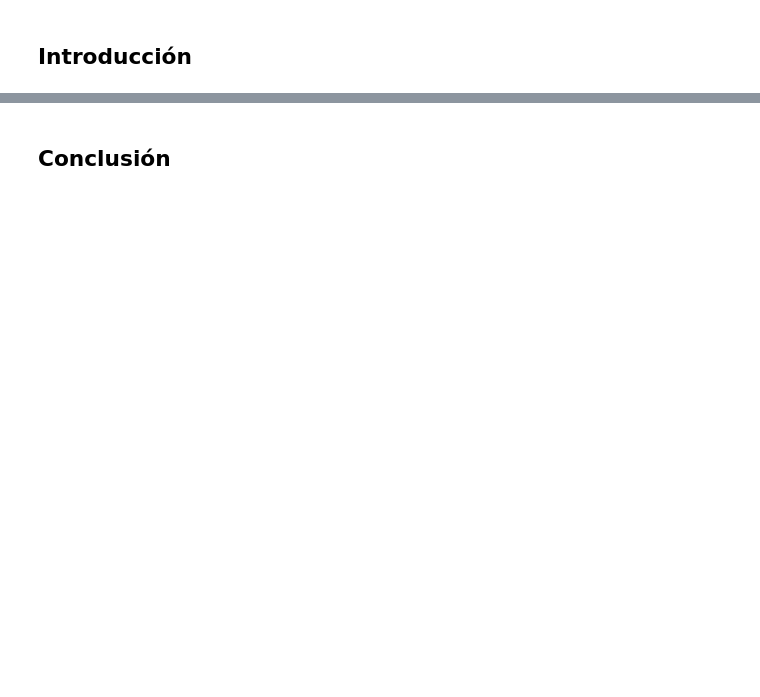
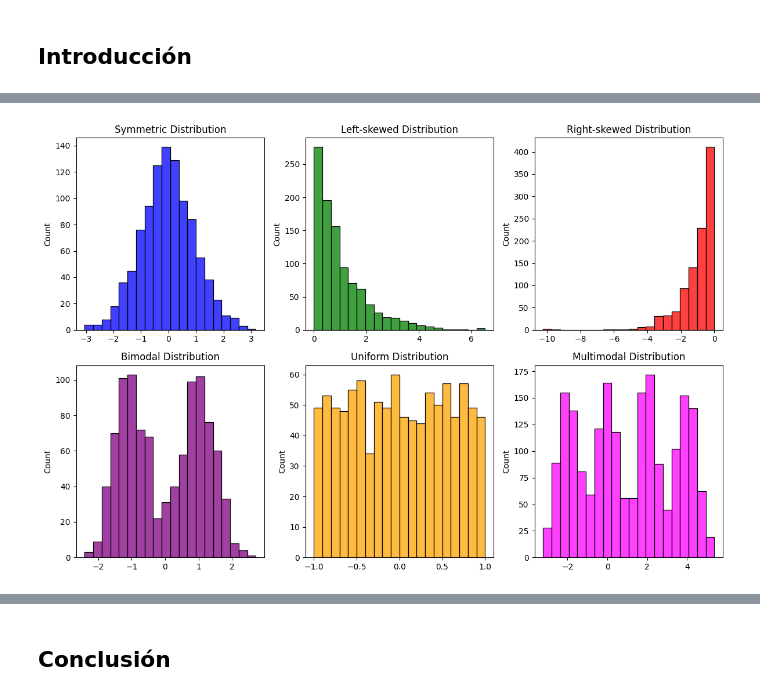
Before and after one commit to luisca1985/articles, a Jupyter notebook: distributions_article/distributions.ipynb, the cells around one changed output, grey strips where cells are left out. Saved outputs shown, nothing was run; the diff lists cells and outputs as text; code cells hidden in the pictures; blank space fills up the shorter version.

Commit message:
add distribution article last version

```diff
--- a/distributions_article/distributions.ipynb
+++ b/distributions_article/distributions.ipynb
@@ -288,0 +88,43 @@ Outliers:
+# %%
+plt.figure(figsize=(12, 8))
+
+# Simétrica
+plt.subplot(2, 3, 1)
+sns.histplot(np.random.normal(0, 1, 1000), bins=20, color="blue")
+plt.title("Symmetric Distribution")
+
+# Asimétrica a la izquierda
+plt.subplot(2, 3, 2)
+sns.histplot(np.random.exponential(1, 1000), bins=20, color="green")
+plt.title("Left-skewed Distribution")
+
+# Asimétrica a la derecha
+plt.subplot(2, 3, 3)
+sns.histplot(-np.random.exponential(1, 1000), bins=20, color="red")
+plt.title("Right-skewed Distribution")
+
+# Bimodal
+plt.subplot(2, 3, 4)
+sns.histplot(np.concatenate((np.random.normal(-1, 0.5, 500), np.random.normal(1, 0.5, 500))), bins=20, color="purple")
+plt.title("Bimodal Distribution")
+
+# Uniforme
+plt.subplot(2, 3, 5)
+sns.histplot(np.random.uniform(-1, 1, 1000), bins=20, color="orange")
+plt.title("Uniform Distribution")
+
+# Multimodal
+plt.subplot(2, 3, 6)
+multimodal_data = np.concatenate((
+    np.random.normal(-2, 0.5, 500),
+    np.random.normal(0, 0.5, 500),
+    np.random.normal(2, 0.5, 500),
+    np.random.normal(4, 0.5, 500)
+))
+sns.histplot(multimodal_data, bins=20, color="magenta")
+plt.title("Multimodal Distribution")
+
+plt.tight_layout()
+plt.show()
+# %% [output]
+[figure, added]
```
Also changed, not shown: parts of 43 cells of this notebook, 5 other files.
